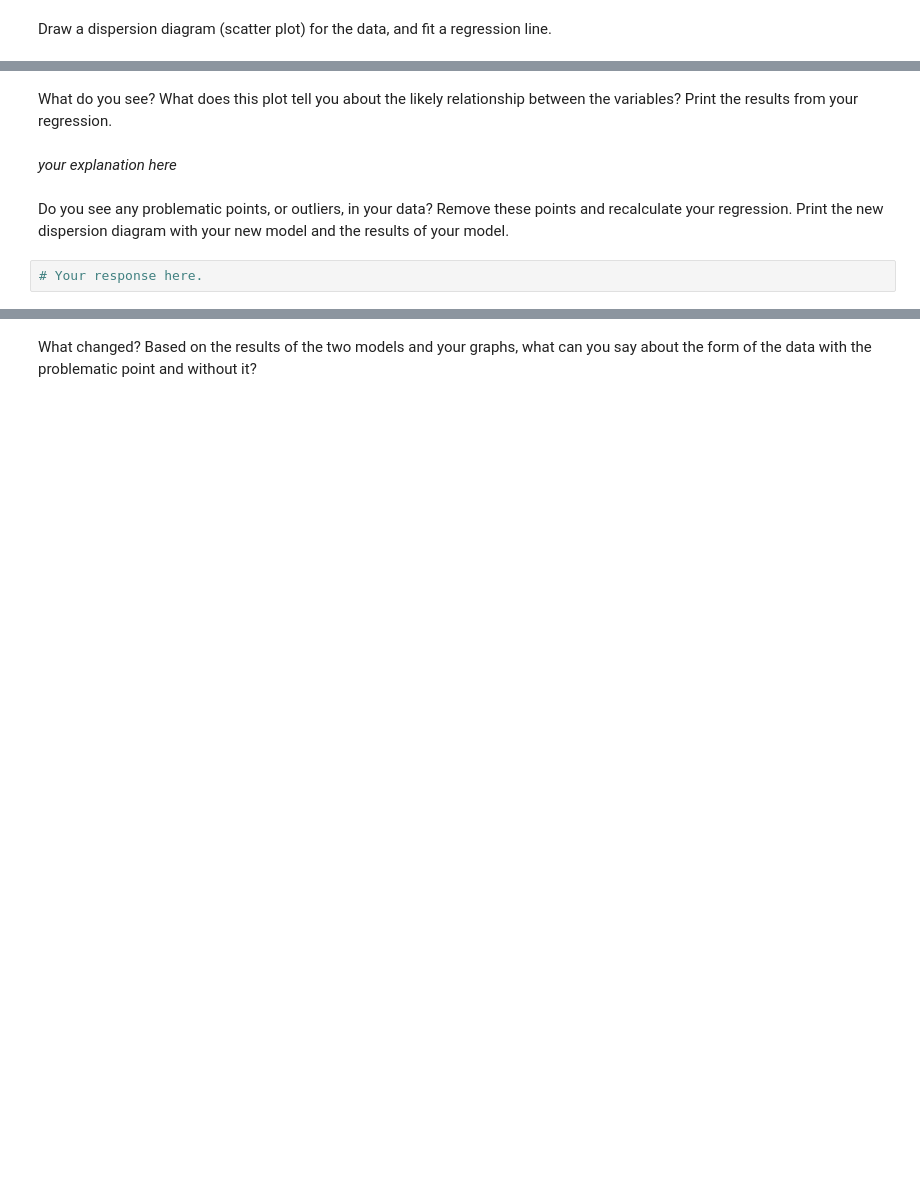
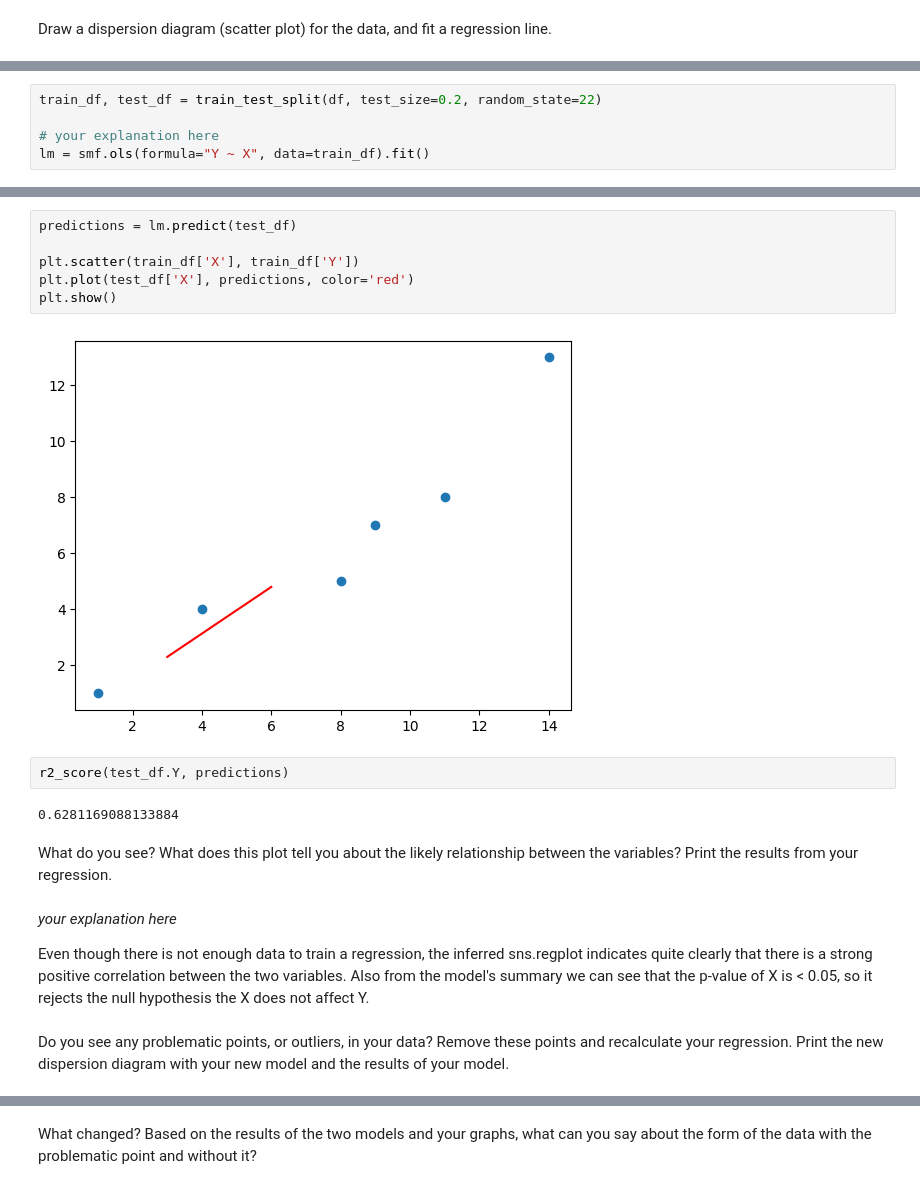
Before and after one commit to ironhack-labs/lab-regression-analysis-en, a Jupyter notebook: your-code/lab-regression-analysis.ipynb, the cells around one changed output, grey strips where cells are left out. Cells and saved outputs as stored; diff of their text form; blank space fills up the shorter version.

```diff
--- a/your-code/lab-regression-analysis.ipynb
+++ b/your-code/lab-regression-analysis.ipynb
@@ -339,0 +358,5 @@ Draw a dispersion diagram (scatter plot) for the data, and fit a regression line
+# %%
+train_df, test_df = train_test_split(df, test_size=0.2, random_state=22)
+
+# your explanation here
+lm = smf.ols(formula="Y ~ X", data=train_df).fit()
@@ -340,8 +385,22 @@ Draw a dispersion diagram (scatter plot) for the data, and fit a regression line
+# %%
+predictions = lm.predict(test_df)
+
+plt.scatter(train_df['X'], train_df['Y'])
+plt.plot(test_df['X'], predictions, color='red')
+plt.show()
+# %% [output]
+[figure, added]
+# %%
+r2_score(test_df.Y, predictions)
+# %% [output]
+0.6281169088133884
 # %% [markdown]
 What do you see? What does this plot tell you about the likely relationship between the variables? Print the results from your regression.
-# %% [markdown]
-*your explanation here*
+# %% [markdown]
+*your explanation here*
+
+Even though there is not enough data to train a regression, the inferred sns.regplot
+indicates quite clearly that there is a strong positive correlation between the two
+variables. Also from the model's summary we can see that the p-value of X is < 0.05, so it rejects the null hypothesis the X does not affect Y.
 # %% [markdown]
 Do you see any problematic points, or outliers, in your data? Remove these points and recalculate your regression. Print the new dispersion diagram with your new model and the results of your model.
-# %%
-# Your response here.
```
Also changed, not shown: parts of 13 cells of this notebook.
